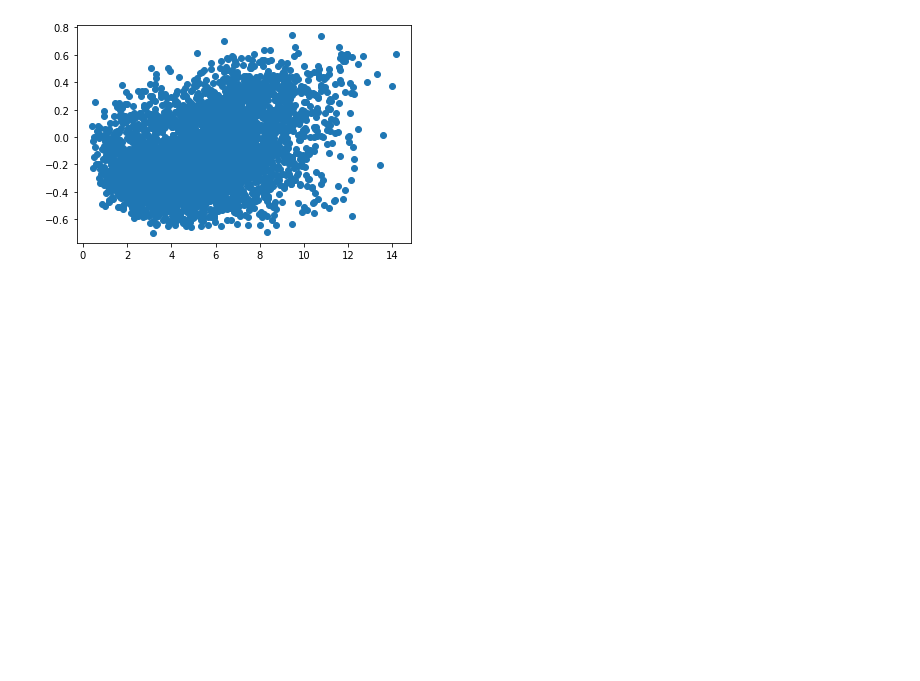
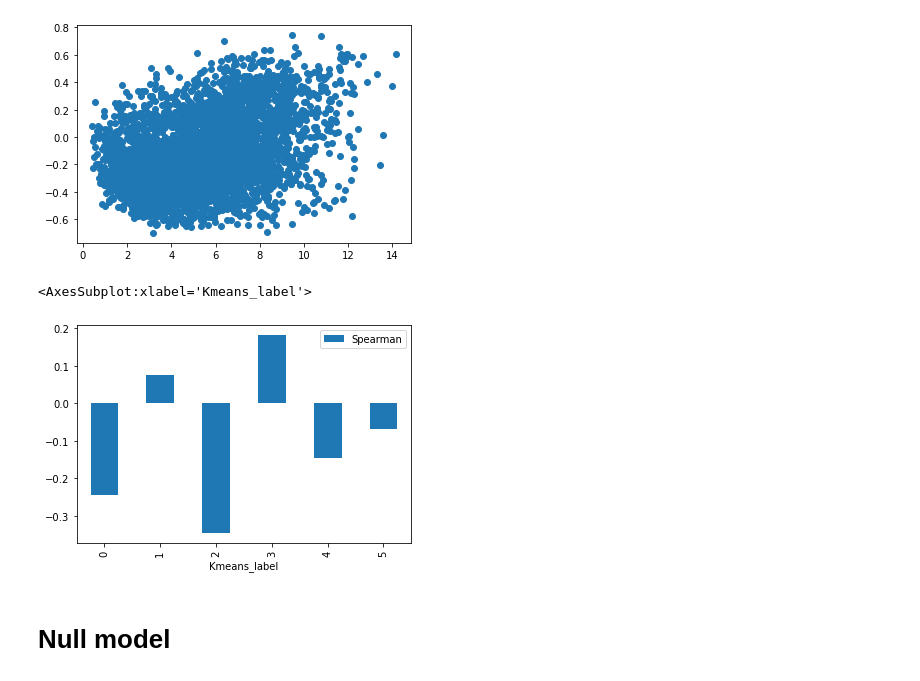
Before and after one commit to adamhockenberry/Growth-expression-translation, a Jupyter notebook: Code/scratch_SBS.ipynb, the cells around one changed output. Drawn from its saved outputs; the diff is of its cells as text; code cells hidden in the pictures; blank space fills up the shorter version.

```diff
--- a/Code/scratch_SBS.ipynb
+++ b/Code/scratch_SBS.ipynb
@@ -456,3 +464,14 @@ print(stats.linregress(avg_expression_list, rho_list))
 # %% [output]
 LinregressResult(slope=0.041290819589396274, intercept=-0.33159567156787884, rvalue=0.38369232730155245, pvalue=8.447742448003519e-138, stderr=0.0015870496773769207)
 [figure]
+# %%
+#Show average spearmanr with each cluster
+
+kmeans_df = pd.DataFrame(data=zip(exp_data_t.columns.tolist(), rho_list,list(label)), columns=['Gene', 'Spearman', 'Kmeans_label'])
+genes_avg = kmeans_df.groupby(['Kmeans_label']).mean().reset_index()
+genes_avg.plot.bar(x='Kmeans_label', y='Spearman')
+# %% [output]
+<AxesSubplot:xlabel='Kmeans_label'>
+[figure, added]
+# %% [markdown]
+# Null model
```
Also changed, not shown: parts of 16 cells of this notebook.
